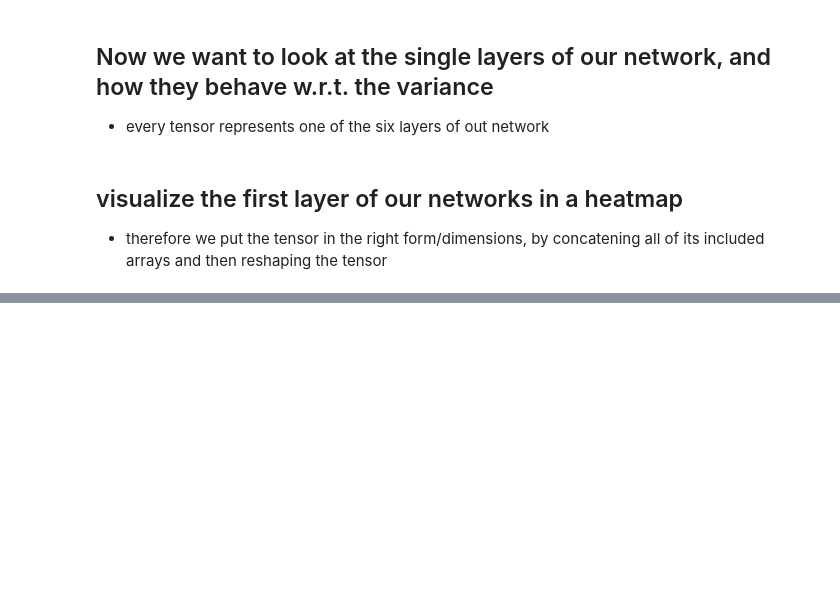
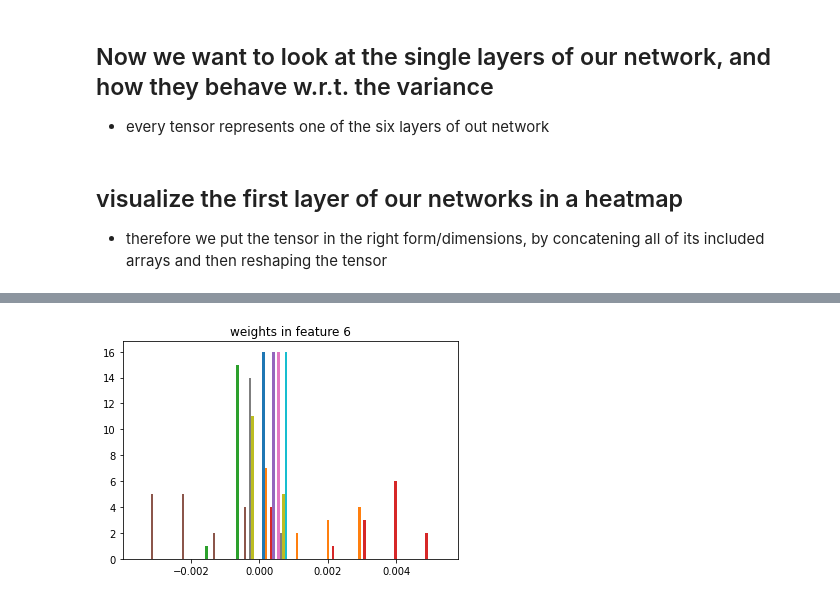
Before and after one commit to moreezee/BcThesisMK, a Jupyter notebook: Moritz_folder/Notebooks/visualization_notebooks/Laplace_vis_seed=2.ipynb, the cells around one changed output, grey strips where cells are left out. Drawn from its saved outputs; the diff is of its cells as text; code cells hidden in the pictures; blank space fills up the shorter version.

```diff
--- a/Moritz_folder/Notebooks/visualization_notebooks/Laplace_vis_seed=2.ipynb
+++ b/Moritz_folder/Notebooks/visualization_notebooks/Laplace_vis_seed=2.ipynb
@@ -144,6 +126,6 @@ saving model at: MNIST_weights_seed=2.pth
 # %%
 #predict in distribution
-MNIST_PATH = "MNIST_weights_seed={}.pth".format(s)
+MNIST_PATH = "../trained_weights/MNIST_weights_seed={}.pth".format(s)
 
 mnist_model = NN(num_classes=10)
 print("loading model from: {}".format(MNIST_PATH))
@@ -360,0 +309,14 @@ plt.hist(params_arr)
+# %%
+def hist_feature(feature):
+    to_hist = []
+    target_feature = feature
+    for i in range(10):
+        weight = params[i].detach().numpy()
+        weight = np.array_split(np.array(weight), 32)
+        to_hist.append(weight[target_feature -1])
+    plt.hist(to_hist)
+    plt.title('weights in feature {}'.format(target_feature))
+# %%
+hist_feature(6)
+# %% [output]
+[figure, added]
```
Also changed, not shown: parts of 13 cells of this notebook, 47 other files.
